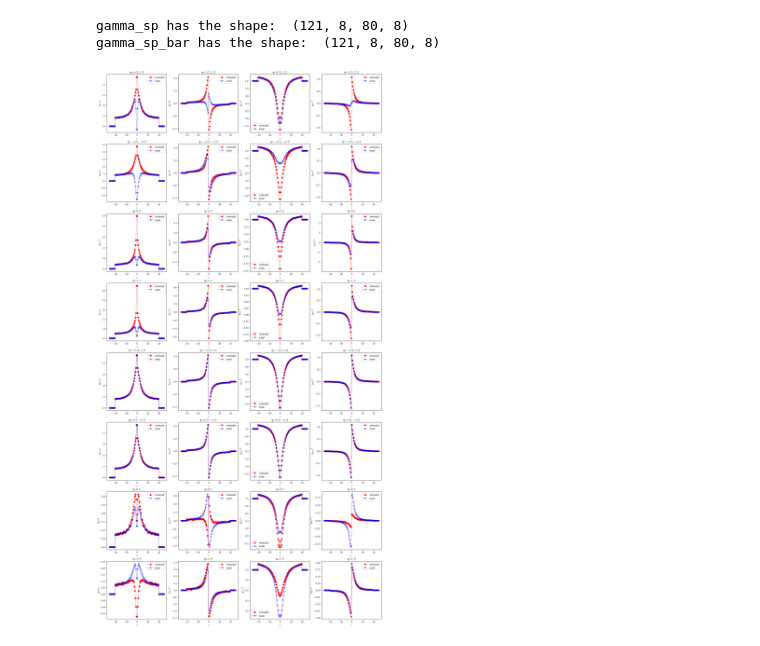
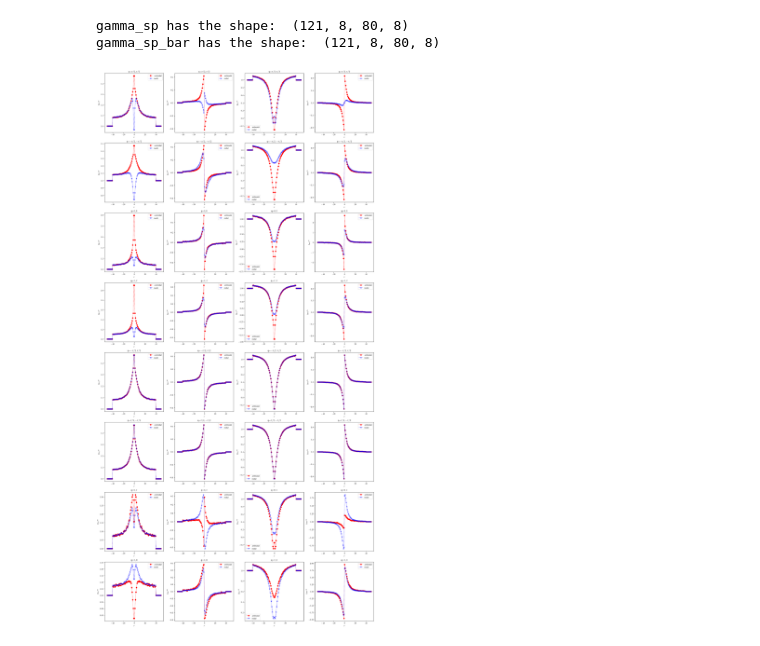
Before and after one commit to yangyu1412/Tc_SBE, a Jupyter notebook: SBE_eigen.ipynb, the cells around one changed output. Cells and saved outputs as stored; diff of their text form; code cells hidden in the pictures.

```diff
--- a/SBE_eigen.ipynb
+++ b/SBE_eigen.ipynb
@@ -3,5 +3,4 @@ import numpy as np
 import h5py
 import pandas as pd
 import matplotlib.pyplot as plt
-#set latex
-plt.rc('text', usetex=True)
+plt.rcParams['text.usetex']=True
@@ -253,34 +255,36 @@ for q in k_points:
     q_ind = add_k_ind(q,np.array([0.,0.]),k_points)
     gamma_sp_antinodal = np.array([gamma(0,q,nu_ind,k_antinodal,"sp") for nu_ind in nu_range])
     gamma_sp_nodal = np.array([gamma(0,q,nu_ind,k_nodal,"sp") for nu_ind in nu_range])
     gamma_ch_antinodal = np.array([gamma(0,q,nu_ind,k_antinodal,"ch") for nu_ind in nu_range])
     gamma_ch_nodal = np.array([gamma(0,q,nu_ind,k_nodal,"ch") for nu_ind in nu_range])
     axes[q_ind,0].plot(nu_range,gamma_sp_antinodal.real,"ro:",label="antinodal")
     axes[q_ind,0].plot(nu_range,gamma_sp_nodal.real, "bx:",label="nodal")
     axes[q_ind,0].set_title("q={}".format(k_points_str[q_ind]))
     axes[q_ind,0].legend()
     axes[q_ind,0].set_xlabel("$\\nu$")
     axes[q_ind,0].set_ylabel("$\mathrm{Re} \\gamma^{\mathrm{sp}}$")
     axes[q_ind,1].plot(nu_range,gamma_sp_antinodal.imag,"ro:",label="antinodal")
     axes[q_ind,1].plot(nu_range,gamma_sp_nodal.imag, "bx:",label="nodal")
     axes[q_ind,1].set_title("q={}".format(k_points_str[q_ind]))
     axes[q_ind,1].legend()
     axes[q_ind,1].set_xlabel("$\\nu$")
     axes[q_ind,1].set_ylabel("$\mathrm{Im} \\gamma^{\mathrm{sp}}$")
     axes[q_ind,2].plot(nu_range,gamma_ch_antinodal.real,"ro:",label="antinodal")
     axes[q_ind,2].plot(nu_range,gamma_ch_nodal.real, "bx:",label="nodal")
     axes[q_ind,2].set_title("q={}".format(k_points_str[q_ind]))
     axes[q_ind,2].legend()
     axes[q_ind,2].set_xlabel("$\\nu$")
     axes[q_ind,2].set_ylabel("$\mathrm{Re} \\gamma^{\mathrm{ch}}$")
     axes[q_ind,3].plot(nu_range,gamma_ch_antinodal.imag,"ro:",label="antinodal")
     axes[q_ind,3].plot(nu_range,gamma_ch_nodal.imag, "bx:",label="nodal")
     axes[q_ind,3].set_title("q={}".format(k_points_str[q_ind]))
     axes[q_ind,3].legend()
     axes[q_ind,3].set_xlabel("$\\nu$")
     axes[q_ind,3].set_ylabel("$\mathrm{Im} \\gamma^{\mathrm{ch}}$")
+fig.tight_layout()
+fig.savefig("gamma.pdf")
 # %% [output]
-[figure, old version]
+[figure, new version]
 # %%
 def Delta_ph(omega_ind, q, nu_ind,k,nup_ind, kp, flavor):
     if flavor == "ch" or flavor == "sp":
```
Also changed, not shown: parts of 3 cells of this notebook, 3 other files.
